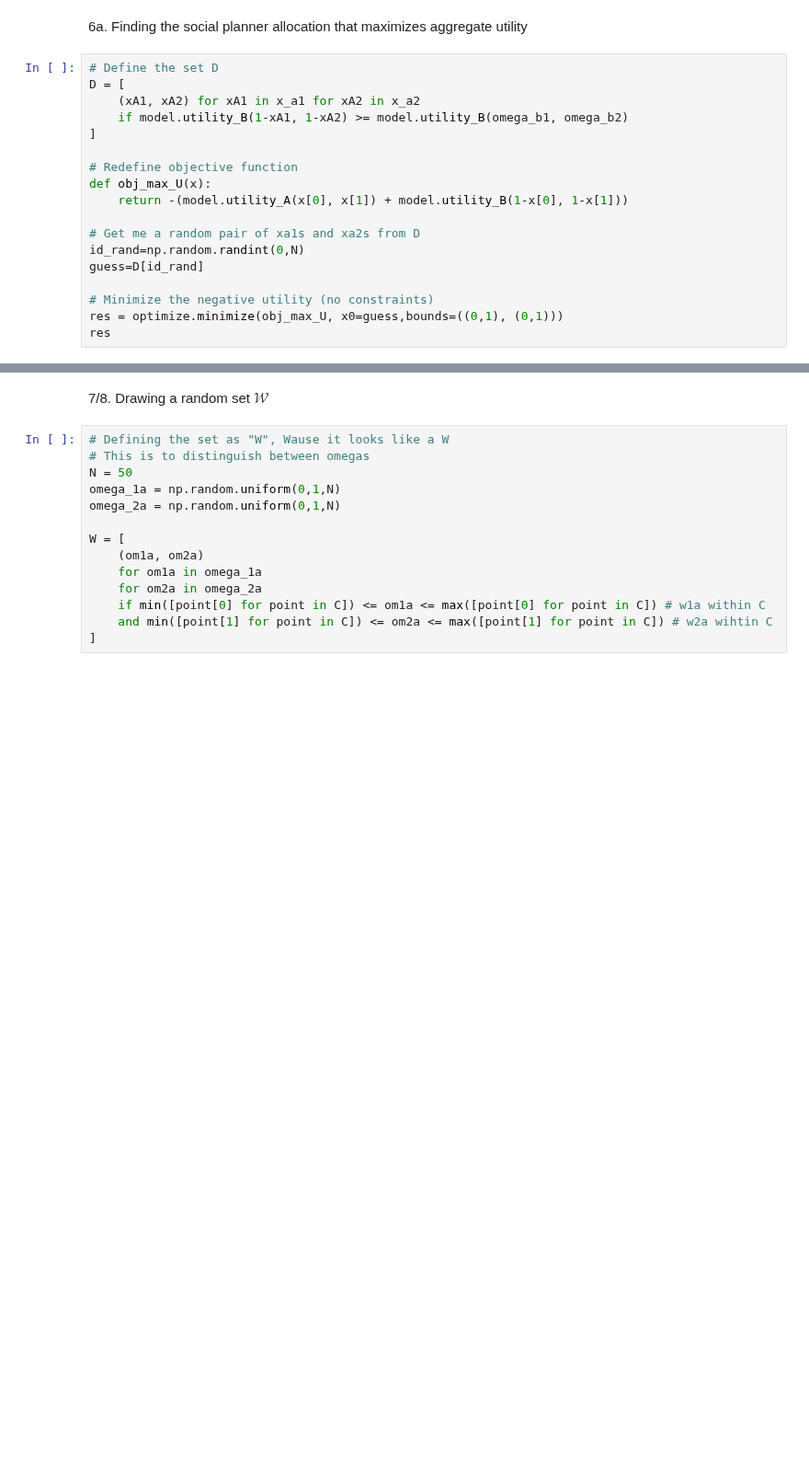
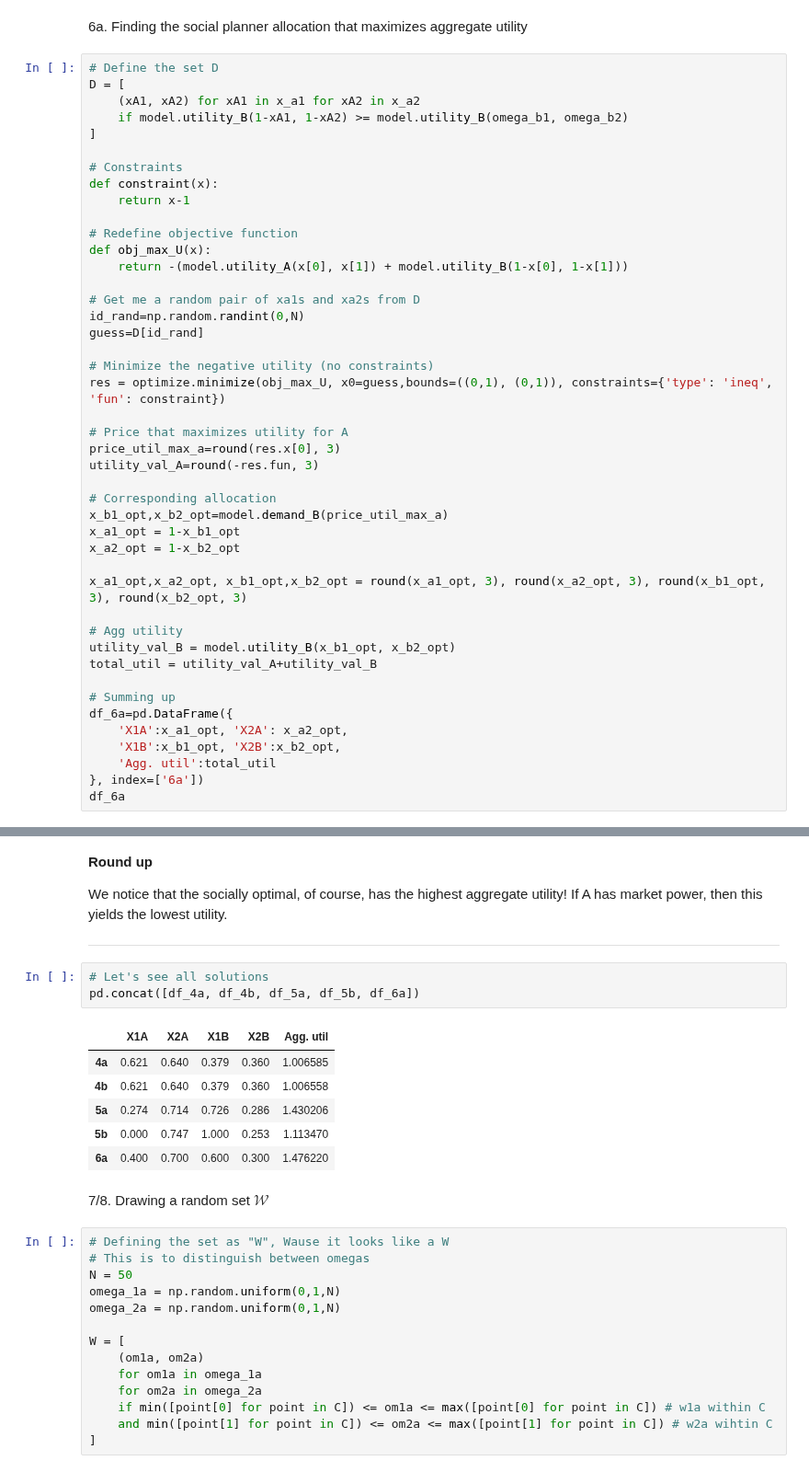
Before and after one commit to NumEconCopenhagen/projects-2024-jbh, a Jupyter notebook: inauguralproject/inauguralproject.ipynb, the cells around one changed output, grey strips where cells are left out. Shown at 92% size. Saved outputs shown, nothing was run; the diff lists cells and outputs as text; blank space fills up the shorter version.

```diff
--- a/inauguralproject/inauguralproject.ipynb
+++ b/inauguralproject/inauguralproject.ipynb
@@ -288,6 +334,10 @@ D = [
     (xA1, xA2) for xA1 in x_a1 for xA2 in x_a2
     if model.utility_B(1-xA1, 1-xA2) >= model.utility_B(omega_b1, omega_b2)
 ]
+
+# Constraints
+def constraint(x):
+    return x-1
 
 # Redefine objective function
 def obj_max_U(x):
@@ -298,6 +348,28 @@ id_rand=np.random.randint(0,N)
 guess=D[id_rand]
 
 # Minimize the negative utility (no constraints)
-res = optimize.minimize(obj_max_U, x0=guess,bounds=((0,1), (0,1)))
-res
+res = optimize.minimize(obj_max_U, x0=guess,bounds=((0,1), (0,1)), constraints={'type': 'ineq', 'fun': constraint})
+
+# Price that maximizes utility for A
+price_util_max_a=round(res.x[0], 3)
+utility_val_A=round(-res.fun, 3)
+
+# Corresponding allocation
+x_b1_opt,x_b2_opt=model.demand_B(price_util_max_a)
+x_a1_opt = 1-x_b1_opt
+x_a2_opt = 1-x_b2_opt
+
+x_a1_opt,x_a2_opt, x_b1_opt,x_b2_opt = round(x_a1_opt, 3), round(x_a2_opt, 3), round(x_b1_opt, 3), round(x_b2_opt, 3)
+
+# Agg utility
+utility_val_B = model.utility_B(x_b1_opt, x_b2_opt)
+total_util = utility_val_A+utility_val_B
+
+# Summing up
+df_6a=pd.DataFrame({
+    'X1A':x_a1_opt, 'X2A': x_a2_opt,
+    'X1B':x_b1_opt, 'X2B':x_b2_opt,
+    'Agg. util':total_util
+}, index=['6a'])
+df_6a
 # %% [output]
@@ -314,3 +378,21 @@ res
+# %% [markdown]
+**Round up**
+
+
+We notice that the socially optimal, of course, has the highest aggregate utility!
+If A has market power, then this yields the lowest utility.
+
+---
+# %%
+# Let's see all solutions
+pd.concat([df_4a, df_4b, df_5a, df_5b, df_6a])
+# %% [output]
+|  | X1A | X2A | X1B | X2B | Agg. util |
+| 4a | 0.621 | 0.640 | 0.379 | 0.360 | 1.006585 |
+| 4b | 0.621 | 0.640 | 0.379 | 0.360 | 1.006558 |
+| 5a | 0.274 | 0.714 | 0.726 | 0.286 | 1.430206 |
+| 5b | 0.000 | 0.747 | 1.000 | 0.253 | 1.113470 |
+| 6a | 0.400 | 0.700 | 0.600 | 0.300 | 1.476220 |
 # %% [markdown]
 7/8. Drawing a random set $\mathcal{W}$
 # %%
```
Also changed, not shown: parts of 11 cells of this notebook, 1 other file.
